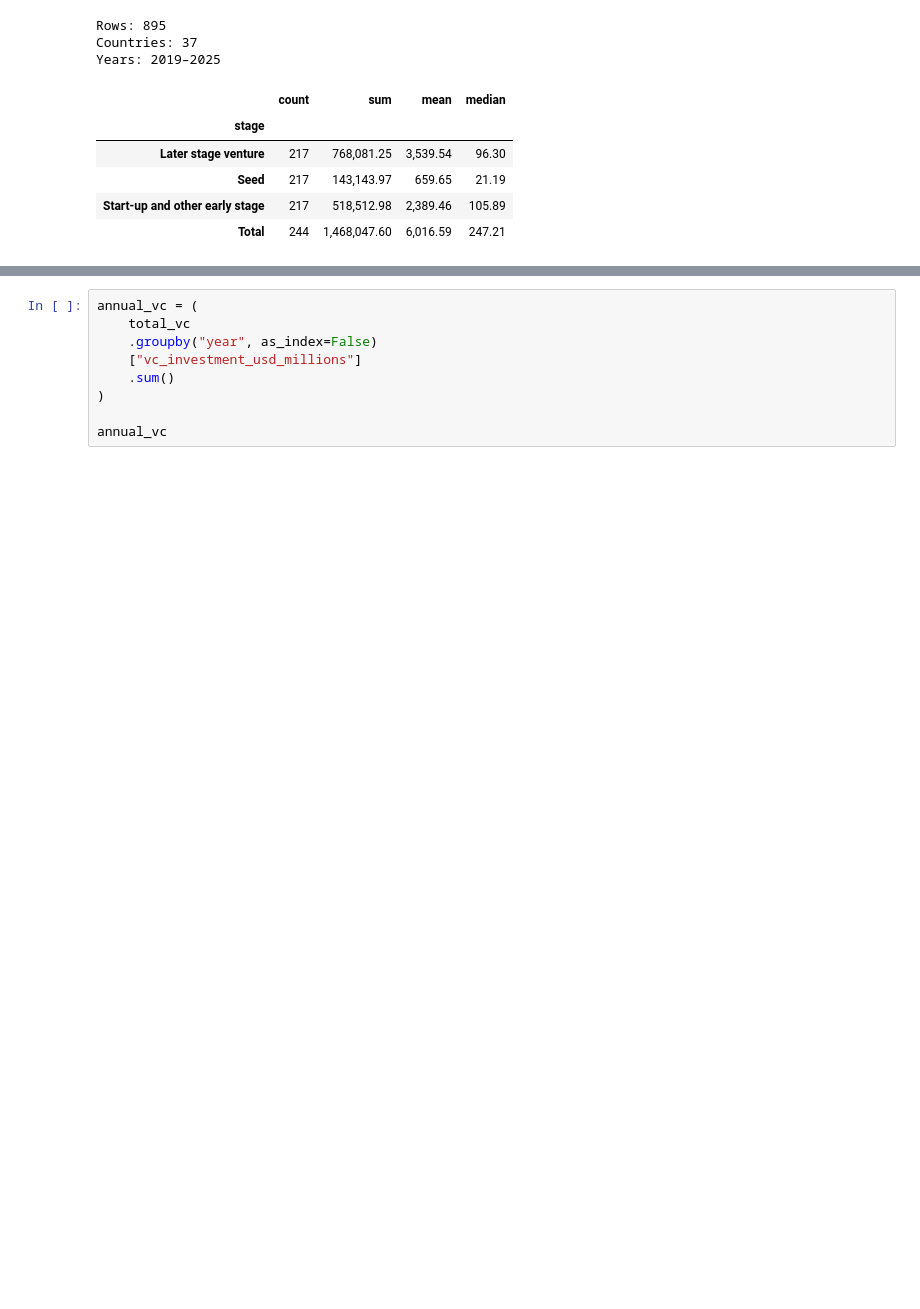
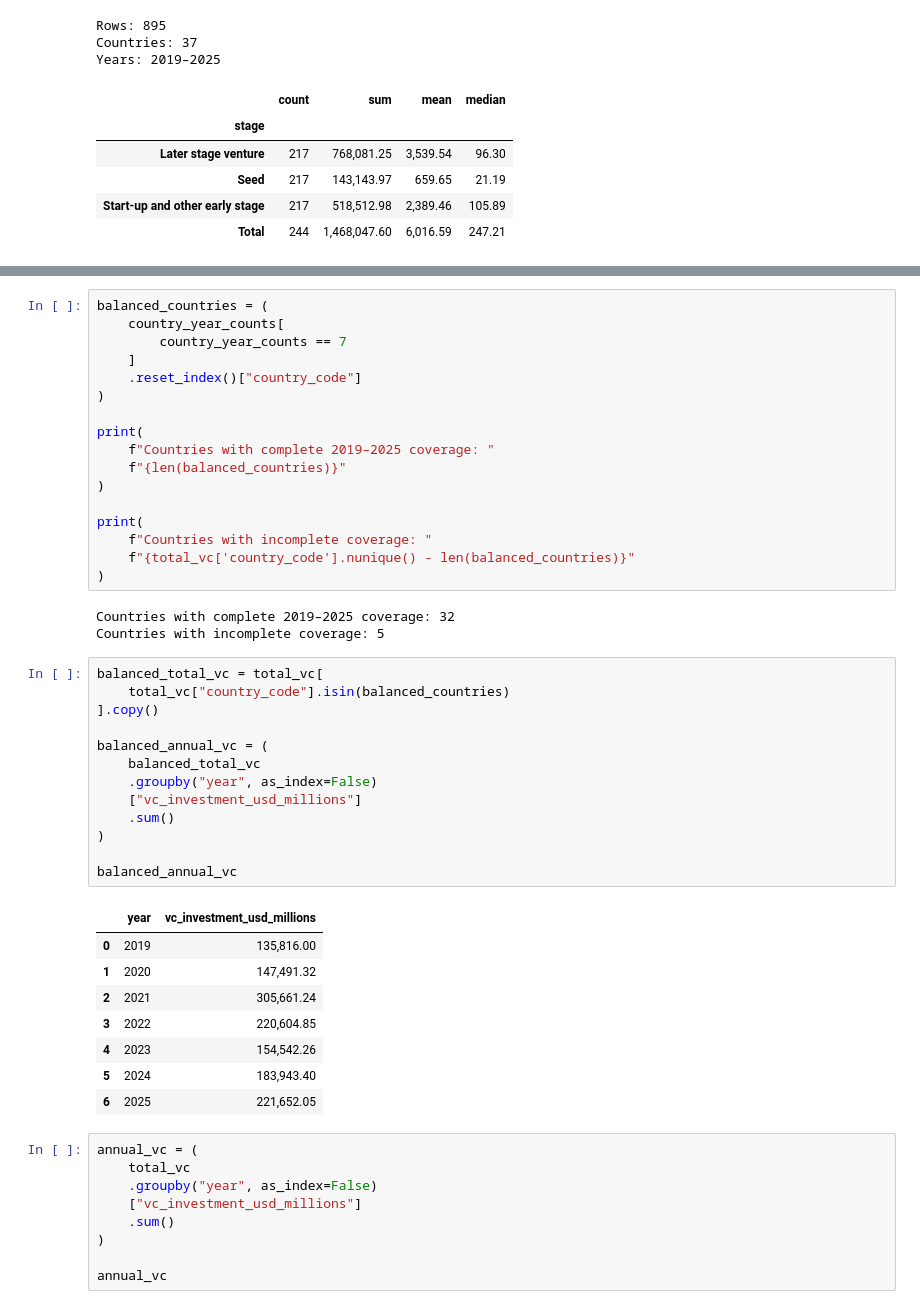
Before and after one commit to eldarhasanly/vc-market-intelligence, a Jupyter notebook: notebooks/01_oecd_vc_eda.ipynb, the cells around one changed output, grey strips where cells are left out. Cells and saved outputs as stored; diff of their text form; blank space fills up the shorter version.

```diff
--- a/notebooks/01_oecd_vc_eda.ipynb
+++ b/notebooks/01_oecd_vc_eda.ipynb
@@ -49,3 +108,45 @@ Years: 2019–2025
+# %%
+balanced_countries = (
+    country_year_counts[
+        country_year_counts == 7
+    ]
+    .reset_index()["country_code"]
+)
+
+print(
+    f"Countries with complete 2019–2025 coverage: "
+    f"{len(balanced_countries)}"
+)
+
+print(
+    f"Countries with incomplete coverage: "
+    f"{total_vc['country_code'].nunique() - len(balanced_countries)}"
+)
+# %% [output]
+Countries with complete 2019–2025 coverage: 32
+Countries with incomplete coverage: 5
+# %%
+balanced_total_vc = total_vc[
+    total_vc["country_code"].isin(balanced_countries)
+].copy()
+
+balanced_annual_vc = (
+    balanced_total_vc
+    .groupby("year", as_index=False)
+    ["vc_investment_usd_millions"]
+    .sum()
+)
+
+balanced_annual_vc
+# %% [output]
+|  | year | vc_investment_usd_millions |
+| 0 | 2019 | 135,816.00 |
+| 1 | 2020 | 147,491.32 |
+| 2 | 2021 | 305,661.24 |
+| 3 | 2022 | 220,604.85 |
+| 4 | 2023 | 154,542.26 |
+| 5 | 2024 | 183,943.40 |
+| 6 | 2025 | 221,652.05 |
 # %%
 annual_vc = (
     total_vc
```
Also changed, not shown: parts of 24 cells of this notebook.
